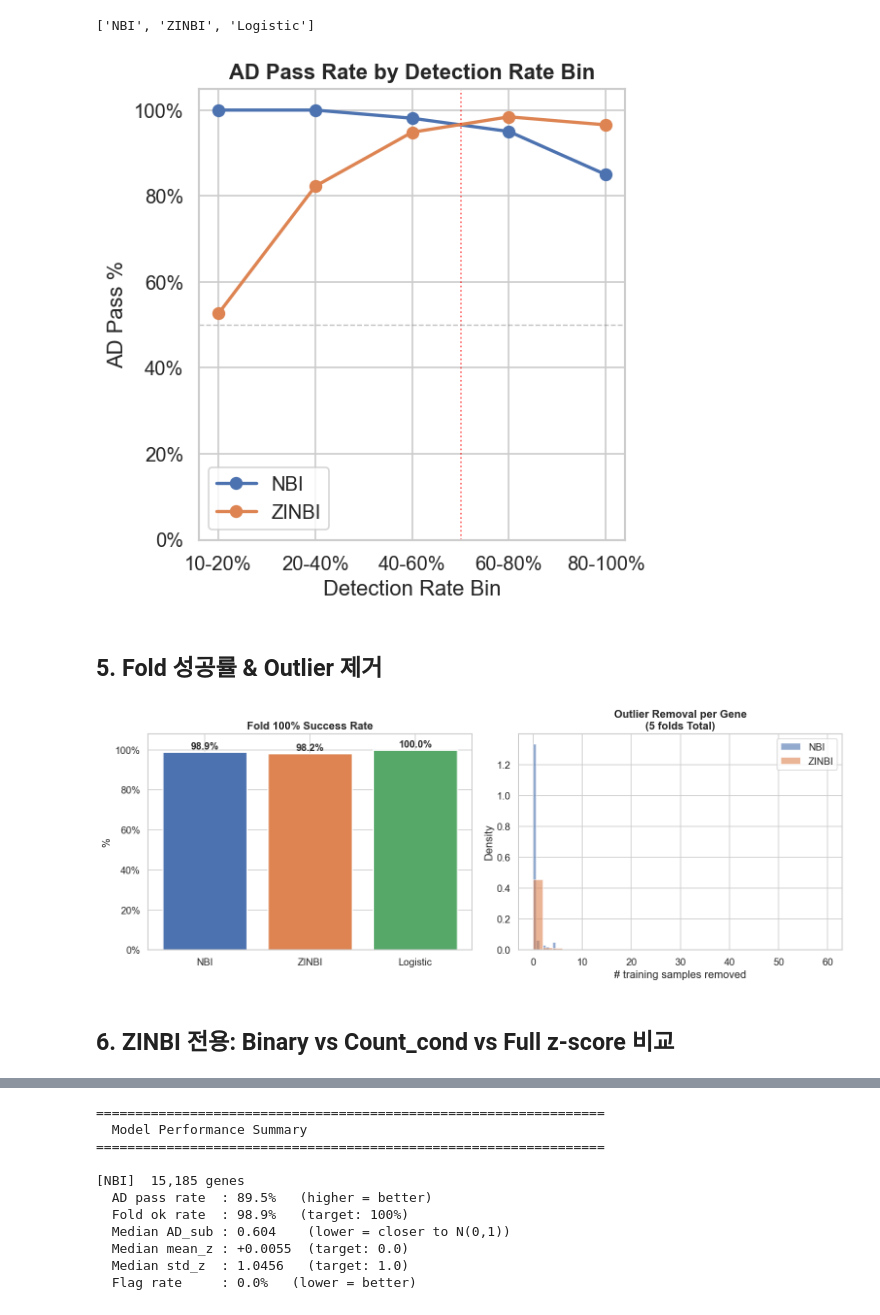
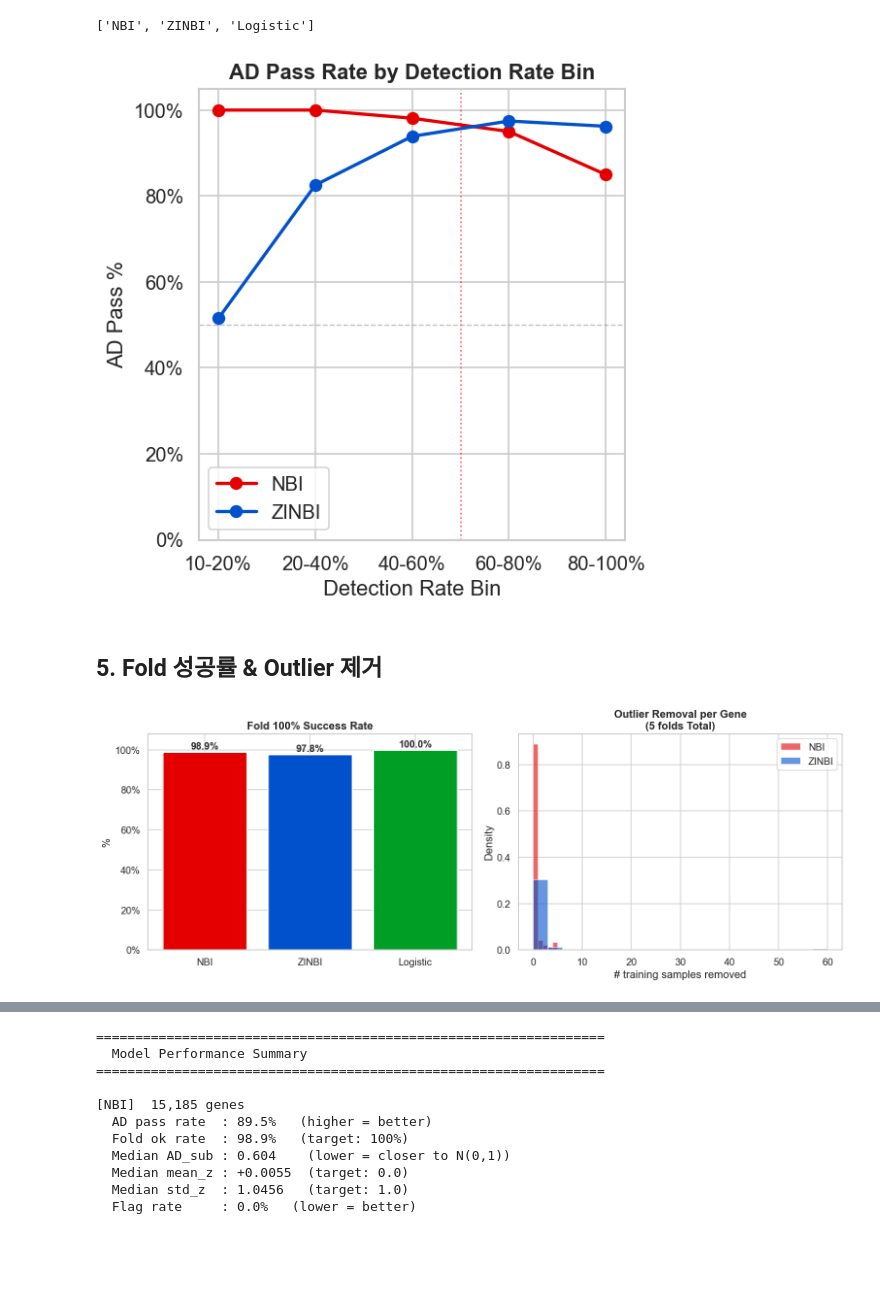
Before and after one commit to jmj3078/cfRNA_NormativeModeling, a Jupyter notebook: Modeling/model_comparison.ipynb, the cells around one changed output, grey strips where cells are left out. Drawn from its saved outputs; the diff is of its cells as text; code cells hidden in the pictures; blank space fills up the shorter version.

Commit message:
Update : GAMLSS, Excluding EB-based data for modeling and Ibarra et al. for analysis

```diff
--- a/Modeling/model_comparison.ipynb
+++ b/Modeling/model_comparison.ipynb
@@ -108,7 +101,7 @@ summary
 ## 2. AD Subsampled 통계량 분포 (정규성 적합도)
 # %%
 fig, axes = plt.subplots(1, 2, figsize=(8, 4))
-palette   = {'NBI': '#4C72B0', 'ZINBI': '#DD8452', 'Logistic': '#55A868'}
+palette   = {'NBI': "#E40000", 'ZINBI': "#0051CB", 'Logistic': "#009E25"}
 models_present = [m for m in ['NBI', 'ZINBI', 'Logistic']
                   if m in all_df['model'].unique()]
 
@@ -156,7 +149,7 @@ for ax, (col, title, xlim, target, tcolor) in zip(axes, metrics):
     for model in models_present:
         vals = all_df.loc[all_df['model'] == model, col].dropna()
         vals_clipped = vals.clip(*xlim)
-        ax.hist(vals_clipped, bins=60, alpha=0.65, label=model,
+        ax.hist(vals_clipped, bins=90, alpha=0.65, label=model,
                 color=palette[model], density=True)
     ax.axvline(target, color=tcolor, lw=2, ls='--', label=f'target={target}')
     ax.set_title(title, fontweight='bold')
@@ -202,44 +195,42 @@ plt.tight_layout()
 plt.savefig(CV_DIR / 'fig_ad_by_detrate.png', bbox_inches='tight')
 plt.show()
 # %% [output]
-[figure, old version]
+[figure, new version]
 # %% [markdown]
 ## 5. Fold 성공률 & Outlier 제거
 # %%
 fig, axes = plt.subplots(1, 2, figsize=(13, 5))
 
 # ── Left: Fold 100% success rate per model ────────────────────────
 ax = axes[0]
 fold_ok_full = (all_df.groupby('model')['fold_ok']
                 .apply(lambda x: (x == 1.0).mean() * 100)
                 .reindex(models_present))
 bars = ax.bar(fold_ok_full.index, fold_ok_full.values,
               color=[palette[m] for m in fold_ok_full.index], edgecolor='white', linewidth=1.5)
 for bar, v in zip(bars, fold_ok_full.values):
     ax.text(bar.get_x() + bar.get_width() / 2, v + 0.4, f'{v:.1f}%',
             ha='center', va='bottom', fontweight='bold', fontsize=12)
 ax.set_ylim(0, 108)
 ax.yaxis.set_major_formatter(mticker.PercentFormatter())
 ax.set_title('Fold 100% Success Rate', fontweight='bold')
 ax.set_ylabel('%')
 
 # ── Right: Outlier removed per gene ──────────────────────────────
 ax = axes[1]
 for model in [m for m in models_present if m != 'Logistic']:
     vals = all_df[all_df['model'] == model]['n_removed'].clip(0, 60)
-    ax.hist(vals, bins=30, alpha=0.6, label=model, color=palette[model], density=True)
+    ax.hist(vals, bins=20, alpha=0.6, label=model, color=palette[model], density=True)
 ax.set_title('Outlier Removal per Gene\n(5 folds Total)', fontweight='bold')
 ax.set_xlabel('# training samples removed')
 ax.set_ylabel('Density')
 ax.legend()
 
 plt.tight_layout()
 plt.savefig(CV_DIR / 'fig_fold_outlier.png', bbox_inches='tight')
 plt.show()
 # %% [output]
-[figure, old version]
+[figure, new version]
-# %% [markdown]
-## 6. ZINBI 전용: Binary vs Count_cond vs Full z-score 비교
 # %%
 if zinb is not None:
     fig, axes = plt.subplots(2, 3, figsize=(16, 9))
```
Also changed, not shown: parts of 15 cells of this notebook, 28 other files.
